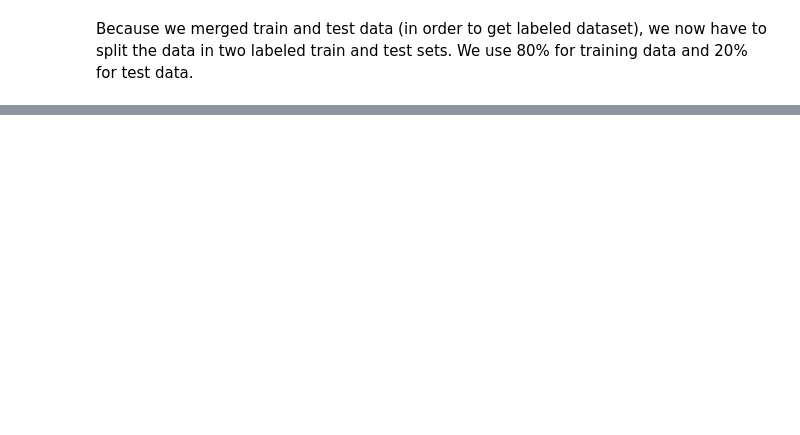
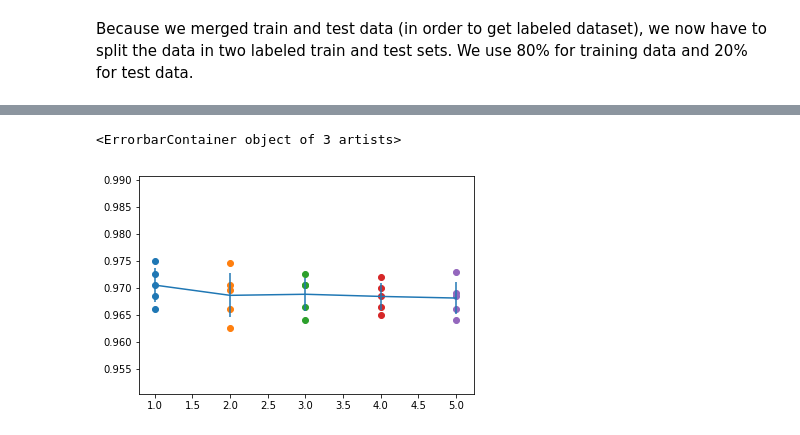
Before and after one commit to Dareon4/interview_assignment, a Jupyter notebook: assignment.ipynb, the cells around one changed output, grey strips where cells are left out. Cells and saved outputs as stored; diff of their text form; code cells hidden in the pictures; blank space fills up the shorter version.

```diff
--- a/assignment.ipynb
+++ b/assignment.ipynb
@@ -154,0 +128,40 @@ print('{} / {} correct. Accuracy: {}'.format(num_correct, X_test.shape[0], accur
+# %%
+# Default hyperparameters
+N_GRAMS_SIZE = (3, 3) # sizes of n-grams to be used
+MIN_DF = 2 # minimal occurences of token for it to appear in features
+MAX_FEATURES = 20000 # Maximum number of top features to select
+
+min_df_choices = [1, 2, 3, 4, 5]
+
+accuracies = {}
+
+for df in min_df_choices:
+    MIN_DF = df
+    accuracies[df] = []
+
+    for n in range(num_folds):
+        X_train_val = np.concatenate([n_requests_folds[i] for i in range(num_folds) if i != n])
+        y_train_val = np.concatenate([n_labels_folds[i] for i in range(num_folds) if i != n])
+        X_test_val = n_requests_folds[n]
+        y_test_val = n_labels_folds[n]
+
+        X_train_val, X_test_val = tokenize_and_vectorize(X_train_val, y_train_val, X_test_val)
+
+        classifier = LinearSVC()
+        classifier.fit(X_train_val, y_train_val)
+
+        y_test_val_pred = classifier.predict(X_test_val)
+        accuracies[df].append(np.sum(y_test_val_pred == y_test_val) / y_test_val.shape[0])
+
+# Plot the accuracies
+accuracies_means = np.array([np.mean(v) for k,v in accuracies.items()])
+accuracies_stds = np.array([np.std(v) for k,v in accuracies.items()])
+
+for df in min_df_choices:
+    acc = accuracies[df]
+    plt.scatter([df] * len(acc), acc)
+
+plt.errorbar([df for df in min_df_choices], accuracies_means, yerr=accuracies_stds)
+# %% [output]
+<ErrorbarContainer object of 3 artists>
+[figure, added]
```
Also changed, not shown: parts of 22 cells of this notebook, 1 other file.
